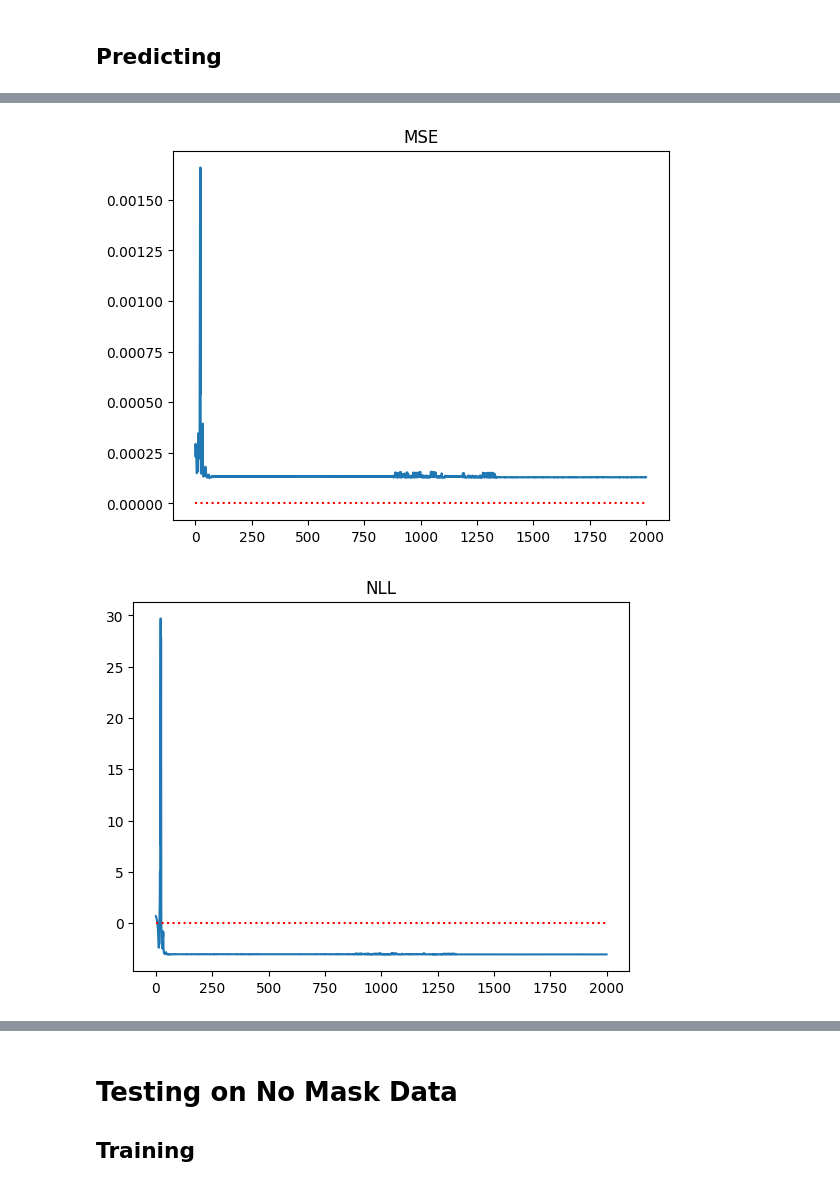
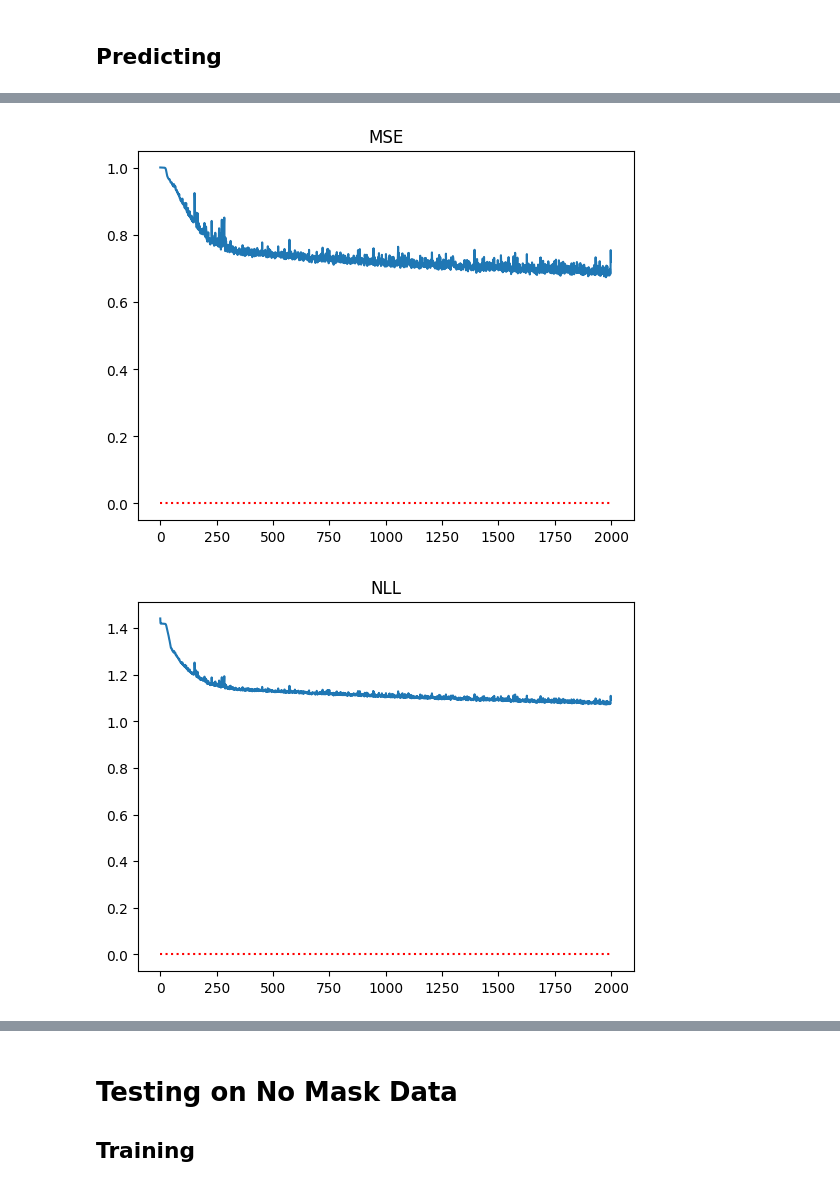
Before and after one commit to GabrielSasseville01/SgrA_Interpolation, a Jupyter notebook: Tripletformer/testing.ipynb, the cells around one changed output, grey strips where cells are left out. Saved outputs shown, nothing was run; the diff lists cells and outputs as text; code cells hidden in the pictures.

Commit message:
Removing previous metrics saving

```diff
--- a/Tripletformer/testing.ipynb
+++ b/Tripletformer/testing.ipynb
@@ -353,32 +359,38 @@ Total pred points is: 422
 # %%
 import numpy as np
 import matplotlib.pyplot as plt
 
 dataset = 'xray'
-experiment_id = '9342731'
+experiment_id = '7692082'
 
-mse = np.load(f'./mse/mse_{dataset}_{experiment_id}.npy')
-nll = np.load(f'./nll/nll_{dataset}_{experiment_id}.npy')
-train_loss = np.load(f'./losses/train_losses_{dataset}_{experiment_id}.npy')
-val_loss = np.load(f'./losses/val_losses_{dataset}_{experiment_id}.npy')
-x = np.arange(len(mse))
+metrics = np.load(f'./metrics/metrics_{dataset}_{experiment_id}.npz', allow_pickle=True)['metrics'].item()
 
-plt.plot(x, mse, label='mse')
+train_loss = metrics['train']['loss']
+train_nll = metrics['train']['nll']
+train_mse = metrics['train']['mse']
+
+val_loss = metrics['val']['loss']
+val_nll = metrics['val']['nll']
+val_mse = metrics['val']['mse']
+
+x = np.arange(len(train_loss))
+
+plt.plot(x, train_mse, label='mse')
 plt.hlines(0, 0, len(x), colors='red', linestyles='dotted')
 plt.title('MSE')
 plt.show()
 
-plt.plot(x, nll, label='nll')
+plt.plot(x, train_nll, label='nll')
 plt.hlines(0, 0, len(x), colors='red', linestyles='dotted')
 plt.title('NLL')
 plt.show()
 
 plt.plot(x, train_loss, label='Train')
 plt.plot(x, val_loss, label='Validation')
 plt.hlines(0, 0, len(x), colors='red', linestyles='dotted')
 plt.legend()
 plt.title('Composite Loss')
 plt.show()
 # %% [output]
-[figure, old version]
+[figure, new version]
-[figure, old version]
+[figure, new version]
```
Also changed, not shown: parts of 16 cells of this notebook, 2 other files.
